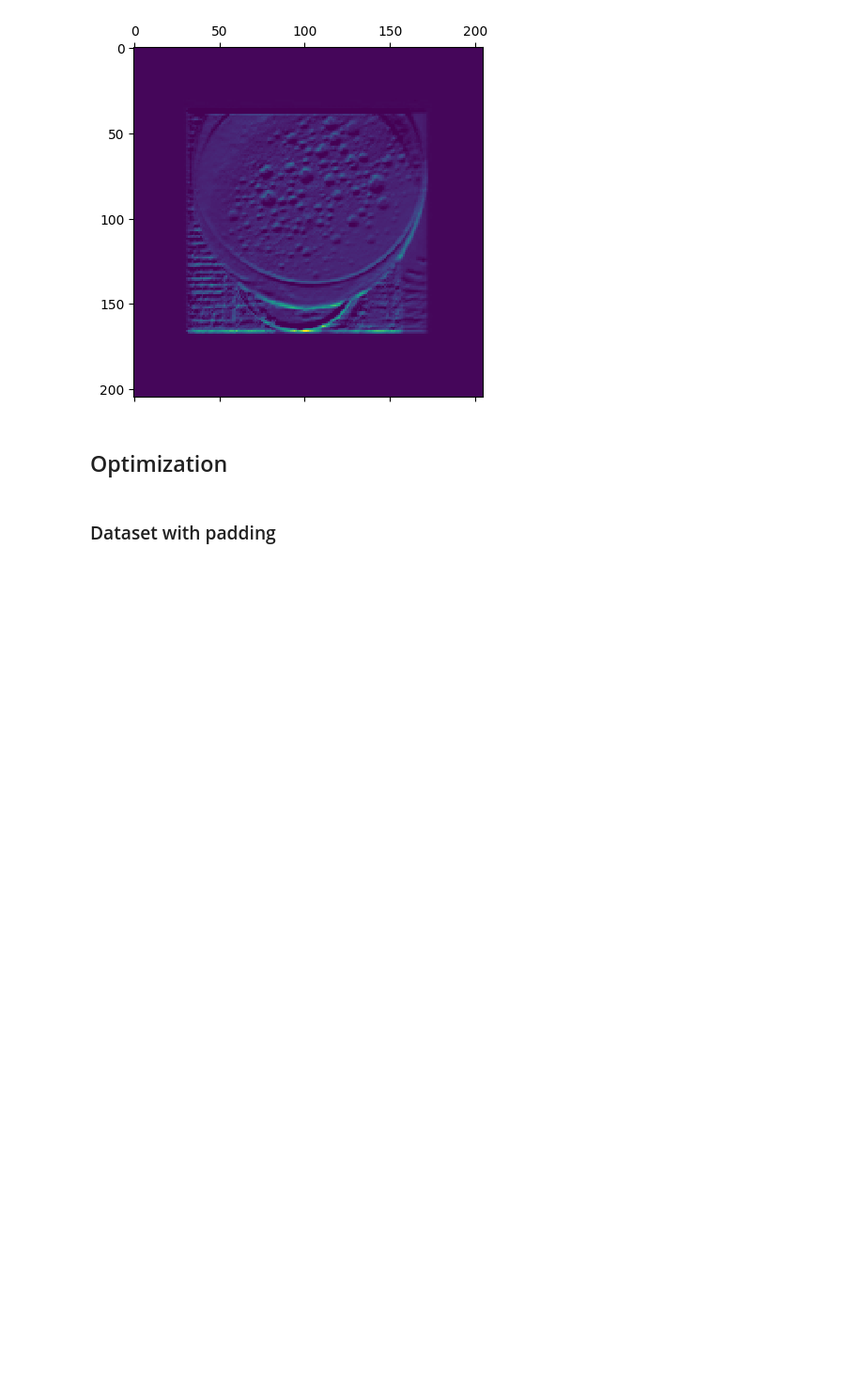
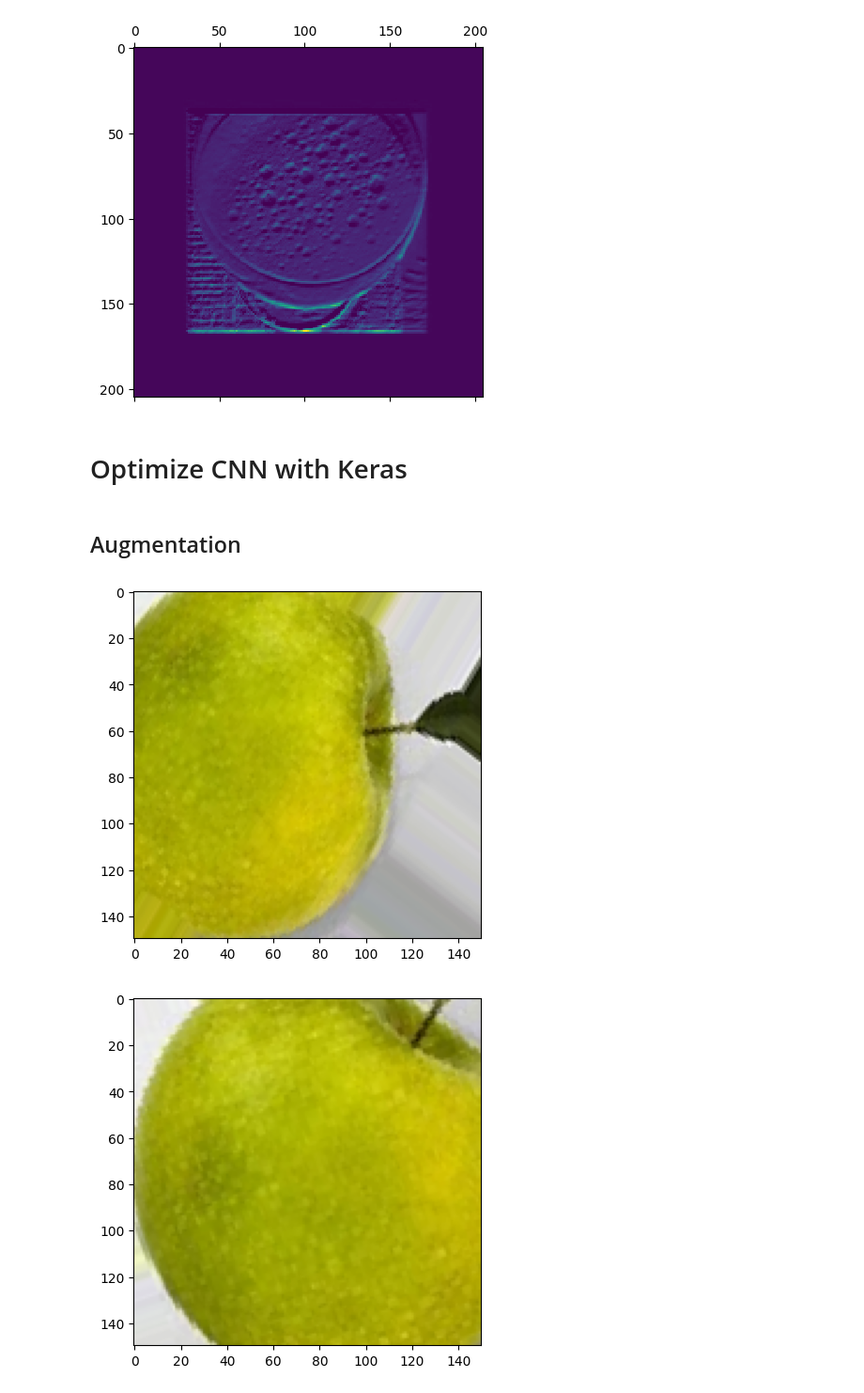
Before and after one commit to NikoletaKocurovaAI/artificial-intelligence, a Jupyter notebook: computer-vision/robot-object-recognition/research/object_classification.ipynb, the cells around one changed output. Shown at 94% size. Cells and saved outputs as stored; diff of their text form; code cells hidden in the pictures; blank space fills up the shorter version.

Commit message:
feat(ror-research): Add CNN optimization steps in Keras.

```diff
--- a/computer-vision/robot-object-recognition/research/object_classification.ipynb
+++ b/computer-vision/robot-object-recognition/research/object_classification.ipynb
@@ -591,19 +500,0 @@ test_labels = to_categorical(test_labels)
-# %%
-
-# the typical data structure for the training images would be a 4-dimensional NumPy array, commonly referred to as a tensor.
-images = []
-
-image: np.ndarray = cv2.imread("data/images_with_padding/cup/" + "cropped_train_image_cropped_train_image_12422_0.jpg")
-# image: np.ndarray = cv2.imread("data/cleaned_images/cup/" + "cropped_train_image_12422_0.jpg")
-
-image = cv2.cvtColor(image, cv2.COLOR_BGR2RGB)
-image = image / 255.0
-image = image.astype(np.float32)
-
-# Plot the image
-plt.imshow(image)
-plt.axis('off')  # Turn off axis labels
-plt.show()
-
-images.append(image)
-images = np.array(images)
@@ -1107,7 +677,60 @@ plt.imsave('aktivacia.jpg', image_data, cmap='viridis')
 1/1 [==============================] - 0s 170ms/step
 (1, 205, 205, 64)
 [figure]
+# %% [markdown]
+# Optimize CNN with Keras
 # %% [markdown]
-## Optimization
+## Augmentation
-# %% [markdown]
-### Dataset with padding
+# %%
+
+base_dir = "/Users/vladkototh/Documents/development/artificial-intelligence/computer-vision/robot-object-recognition/research/data/images_no_padding_for_datagen"
+train_dir = os.path.join(base_dir, 'train')
+validate_dir = os.path.join(base_dir, 'validate')
+test_dir = os.path.join(base_dir, 'test')
+
+train_dir_apples = os.path.join(train_dir, 'class1')
+
+#  rotation_range is a value in degrees (0–180), a range within which to ran- domly rotate pictures.
+#  width_shift and height_shift are ranges (as a fraction of total width or height) within which to randomly translate pictures vertically or horizontally.
+#  shear_range is for randomly applying shearing transformations.
+#  zoom_range is for randomly zooming inside pictures.
+#  horizontal_flip is for randomly flipping half the images horizontally—rele-
+# vant when there are no assumptions of horizontal asymmetry (for example,
+# real-world pictures).
+#  fill_mode is the strategy used for filling in newly created pixels, which can
+# appear after a rotation or a width/height shift.
+
+datagen = ImageDataGenerator(
+      rotation_range=40,
+      width_shift_range=0.2,
+      height_shift_range=0.2,
+      shear_range=0.2,
+      zoom_range=0.2,
+      horizontal_flip=False,
+      fill_mode='nearest'
+)
+
+
+train_fnames_apples = [os.path.join(train_dir_apples, fname) for
+     fname in os.listdir(train_dir_apples)]
+
+img_path = train_fnames_apples[43]
+img = image.load_img(img_path, target_size=(150, 150))
+
+# Converts it to a Numpy array with shape (150, 150, 3)
+x = image.img_to_array(img)
+
+# Reshapes it to (1, 150, 150, 3)
+x = x.reshape((1,) + x.shape)
+
+i=0
+for batch in datagen.flow(x, batch_size=1):
+    plt.figure(i)
+    imgplot = plt.imshow(image.array_to_img(batch[0]))
+    i += 1
+    if i % 4 == 0:
+        break
+plt.show()
+# %% [output]
+[figure, added]
+[figure, added]
```
Also changed, not shown: parts of 93 cells of this notebook.
